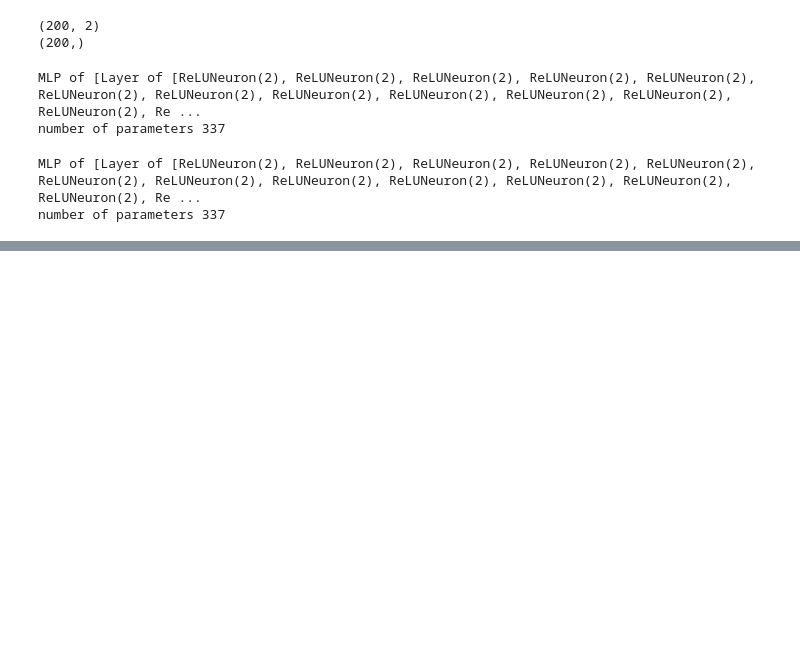
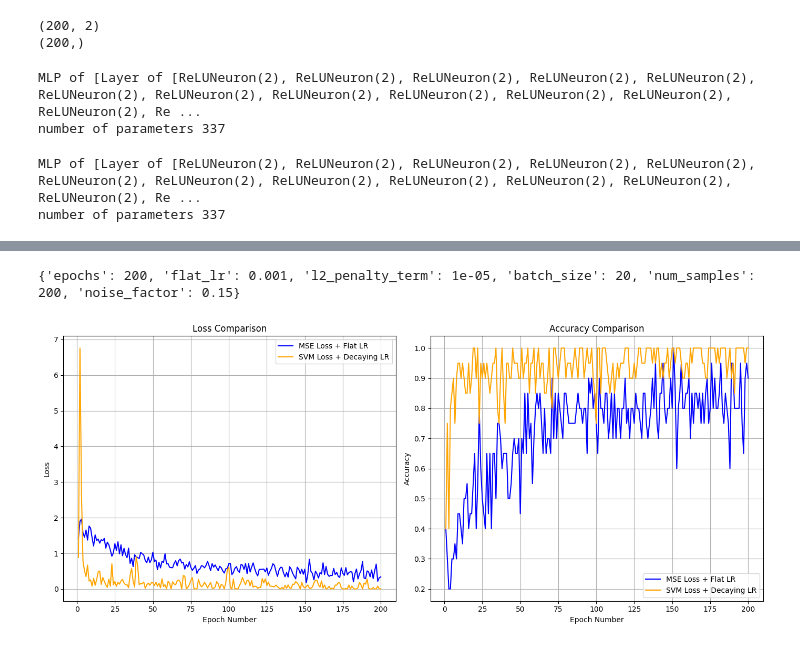
Before and after one commit to doobiusP/Autograd-Impl, a Jupyter notebook: demo.ipynb, the cells around one changed output, grey strips where cells are left out. Saved outputs shown, nothing was run; the diff lists cells and outputs as text; code cells hidden in the pictures; blank space fills up the shorter version.

```diff
--- a/demo.ipynb
+++ b/demo.ipynb
@@ -89,9 +93,10 @@ def mse_loss(model : MLP, alpha = 1e-4, batch_size=None):
     accuracy = [(yi > 0) == (scorei.data > 0) for yi, scorei in zip(yb, scores)]
     return total_loss, float(sum(accuracy)) / len(accuracy)
 # %%
-num_epochs = 100
-lr = 0.01
-l2_penalty_term = 1e-4
+num_epochs = 200
+lr = 0.001
+l2_penalty_term = 1e-5
+batch_size = 20
 print_interval = 5
 
 def train_model(
@@ -100,7 +105,7 @@ def train_model(
     num_epochs: int,
     lr: float,
     l2_penalty: float,
-    batch_size: int = 32,
+    batch_size: int = batch_size,
     print_interval: int = print_interval
 ) -> Tuple[List[float], List[float]]:
     """
@@ -172,0 +179,29 @@ Training on MSE loss + Flat LR:
+# %%
+print({'epochs' : num_epochs, 'flat_lr' : lr, 'l2_penalty_term': l2_penalty_term, 'batch_size' : batch_size, 'num_samples': size_of_dataset, 'noise_factor' : noise_of_dataset})
+# %% [output]
+{'epochs': 200, 'flat_lr': 0.001, 'l2_penalty_term': 1e-05, 'batch_size': 20, 'num_samples': 200, 'noise_factor': 0.15}
+# %%
+fig, axs = plt.subplots(1, 2, figsize=(14, 6))
+epoch_range = [x for x in range(1,num_epochs+1)]
+
+axs[0].plot(epoch_range, mse_losses, label="MSE Loss + Flat LR", color='blue')
+axs[0].plot(epoch_range, svm_losses, label="SVM Loss + Decaying LR", color='orange')
+axs[0].set_title("Loss Comparison")
+axs[0].set_xlabel("Epoch Number")
+axs[0].set_ylabel("Loss")
+axs[0].legend()
+axs[0].grid(True)
+
+axs[1].plot(epoch_range, mse_accuracies, label="MSE Loss + Flat LR", color='blue')
+axs[1].plot(epoch_range, svm_accuracies, label="SVM Loss + Decaying LR", color='orange')
+axs[1].set_title("Accuracy Comparison")
+axs[1].set_xlabel("Epoch Number")
+axs[1].set_ylabel("Accuracy")
+axs[1].legend()
+axs[1].grid(True)
+
+
+plt.tight_layout()
+plt.show()
+# %% [output]
+[figure, added]
```
Also changed, not shown: parts of 7 cells of this notebook.
